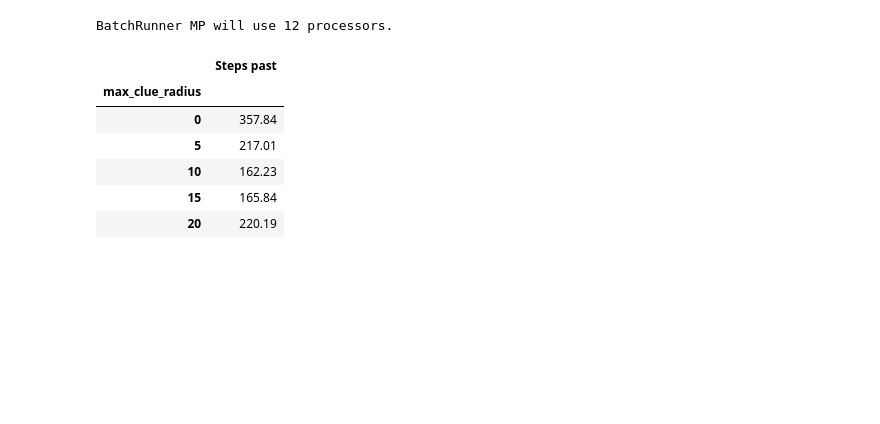
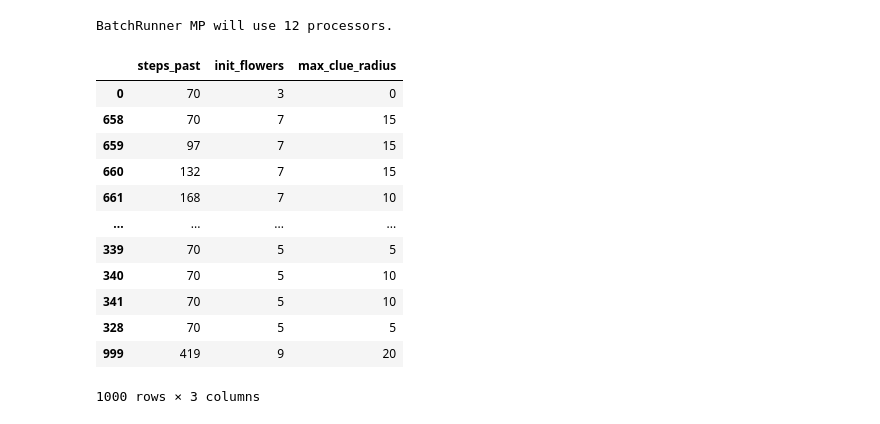
Before and after one commit to SwagLag/EcologicalPyramidChallenge, a Jupyter notebook: Dance of the bees Batchrunner Data.ipynb, the cells around one changed output. Cells and saved outputs as stored; diff of their text form; code cells hidden in the pictures; blank space fills up the shorter version.

```diff
--- a/Dance of the bees Batchrunner Data.ipynb
+++ b/Dance of the bees Batchrunner Data.ipynb
@@ -39,7 +39,6 @@ fixed_params = {
     "height": 20,
     "width": 20,
     "init_bees": 1,
-    "init_flowers": 10,
     "min_flower_distance": 8,
     "init_min_nectar_grade": 20,
     "init_max_nectar_grade": 40,
@@ -52,6 +51,7 @@ fixed_params = {
 }
 
 variable_params = {
+    "init_flowers": [3,5,7,9],
     "max_clue_radius": [0, 5, 10, 15, 20]
 }
 # %%
@@ -65,10 +65,11 @@ from bee_simulation.model import BeeSimulation, get_nectar_per_t, get_bee_energy
     get_nectar_collected, get_steps
 # %%
 batch_run = BatchRunnerMP(BeeSimulation,
+                        nr_processes=10
                         variable_parameters=variable_params,
                         fixed_parameters=fixed_params,
                         iterations=100,
-                        max_steps=1000,
+                        max_steps=500,
                         model_reporters={
                             "Nectar/T": get_nectar_per_t,
                             "Bee energy": get_bee_energy,
@@ -82,13 +83,20 @@ collector_data = batch_run.get_collector_model()
 # %% [output]
 BatchRunner MP will use 12 processors.
 # %%
-data = model_data[['Steps past','max_clue_radius']].groupby(['max_clue_radius']).mean()
-data
+df = model_data[['Steps past', 'init_flowers', 'max_clue_radius']]
+df = df.rename(columns={'Steps past': 'steps_past'})
+df
 # %% [output]
-|  | Steps past |
-| max_clue_radius |  |
-| 0 | 357.84 |
-| 5 | 217.01 |
-| 10 | 162.23 |
-| 15 | 165.84 |
-| 20 | 220.19 |
+|  | steps_past | init_flowers | max_clue_radius |
+| 0 | 70 | 3 | 0 |
+| 658 | 70 | 7 | 15 |
+| 659 | 97 | 7 | 15 |
+| 660 | 132 | 7 | 15 |
+| 661 | 168 | 7 | 10 |
+| ... | ... | ... | ... |
+| 339 | 70 | 5 | 5 |
+| 340 | 70 | 5 | 10 |
+| 341 | 70 | 5 | 10 |
+| 328 | 70 | 5 | 5 |
+| 999 | 419 | 9 | 20 |
+1000 rows × 3 columns
```
Also changed, not shown: parts of 5 cells of this notebook.
